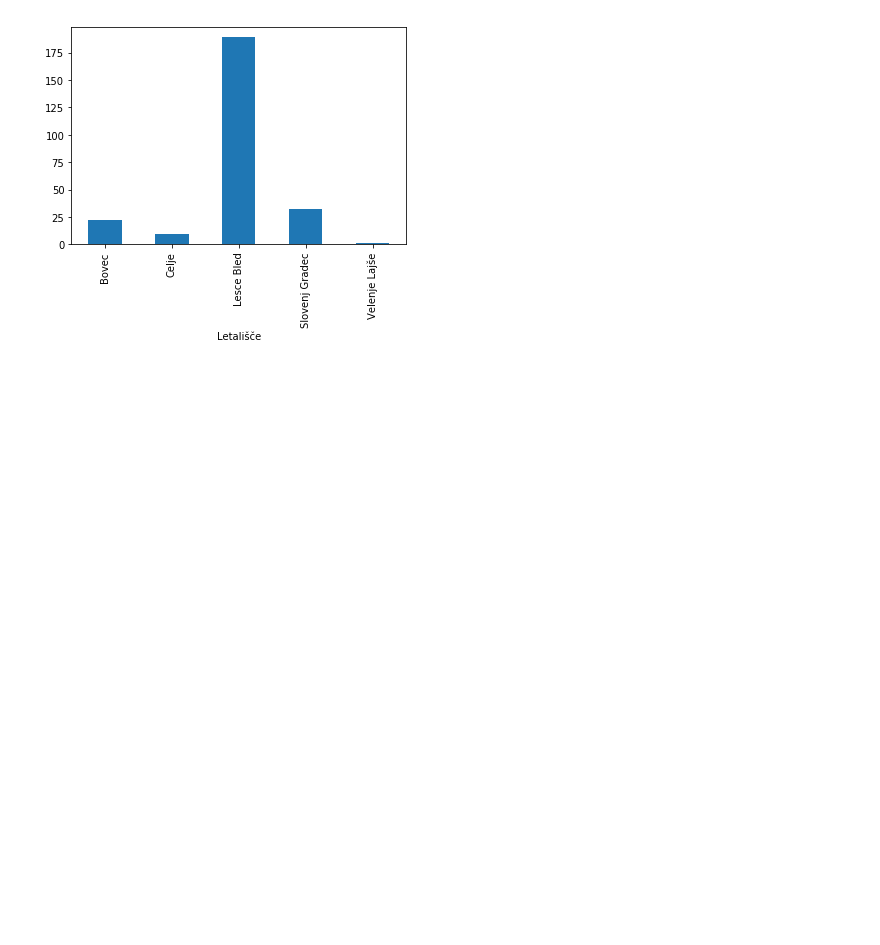
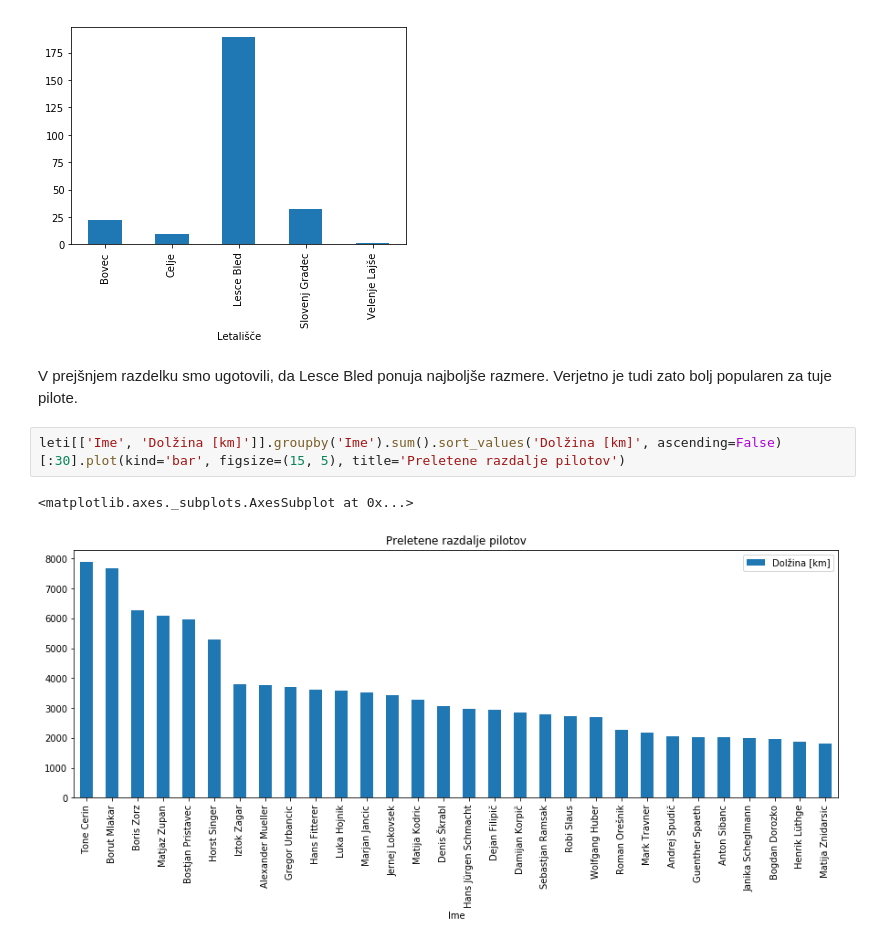
Before and after one commit to petrapodlogar/leti-jadralnih-letal, a Jupyter notebook: LetiJadralnihLetal.ipynb, the cells around one changed output. Drawn from its saved outputs; the diff is of its cells as text; blank space fills up the shorter version.

```diff
--- a/LetiJadralnihLetal.ipynb
+++ b/LetiJadralnihLetal.ipynb
@@ -100,3 +206,10 @@ leti_tujih_pilotov.groupby('Letališče').size().plot(kind='bar')
 # %% [output]
 <matplotlib.axes._subplots.AxesSubplot at 0x...>
 [figure]
+# %% [markdown]
+V prejšnjem razdelku smo ugotovili, da Lesce Bled ponuja najboljše razmere. Verjetno je tudi zato bolj popularen za tuje pilote.
+# %%
+leti[['Ime', 'Dolžina [km]']].groupby('Ime').sum().sort_values('Dolžina [km]', ascending=False)[:30].plot(kind='bar', figsize=(15, 5), title='Preletene razdalje pilotov')
+# %% [output]
+<matplotlib.axes._subplots.AxesSubplot at 0x...>
+[figure, added]
```
Also changed, not shown: parts of 39 cells of this notebook.
